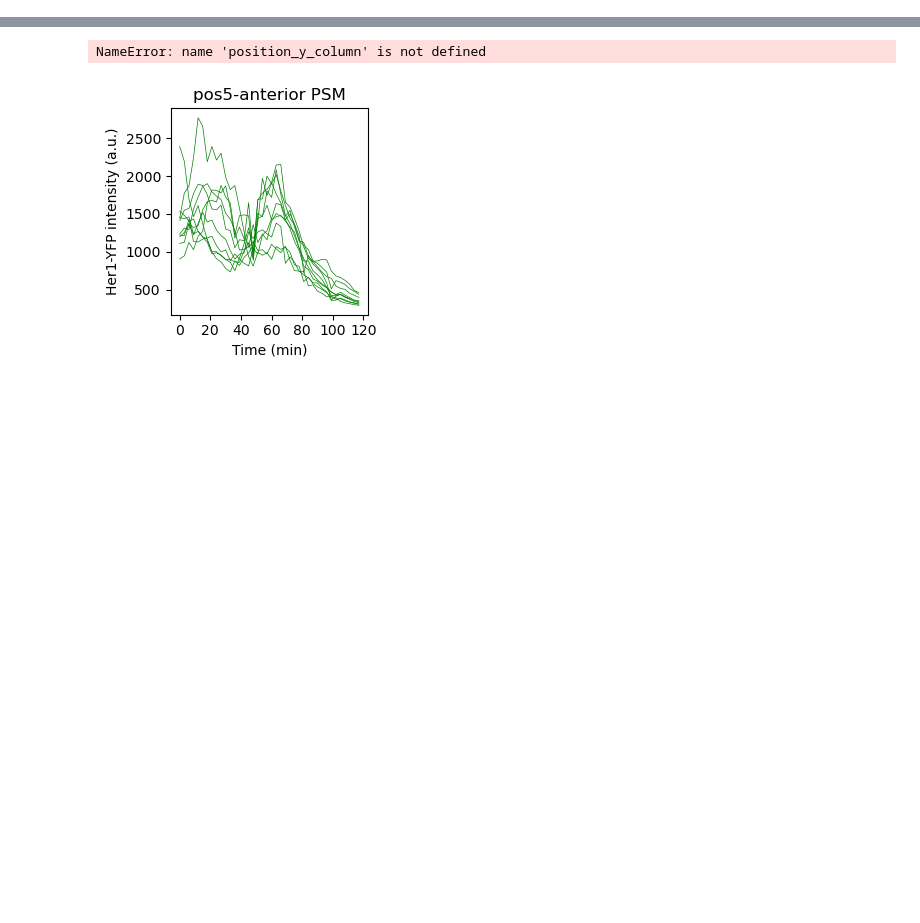
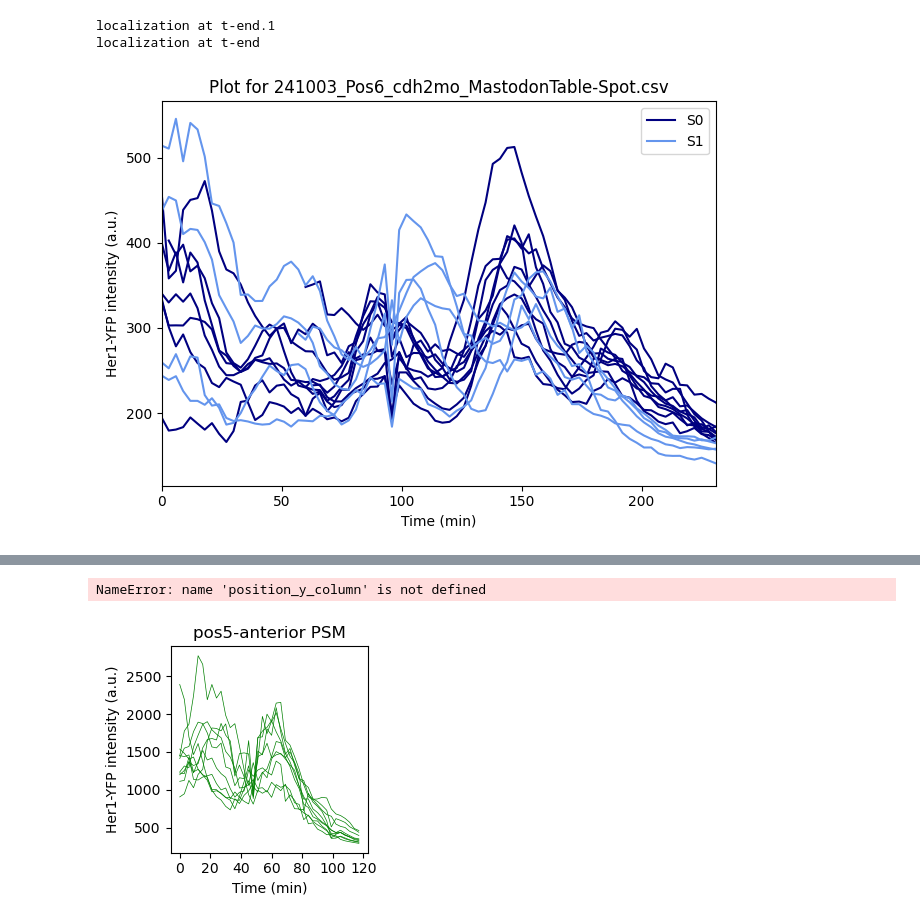
Before and after one commit to feyzanar/git-mycodes, a Jupyter notebook: mastodon_plotting_FN.ipynb, the cells around one changed output, grey strips where cells are left out. Cells and saved outputs as stored; diff of their text form; code cells hidden in the pictures; blank space fills up the shorter version.

```diff
--- a/mastodon_plotting_FN.ipynb
+++ b/mastodon_plotting_FN.ipynb
@@ -89,0 +82,79 @@ plt.savefig ('/Users/fnarslan/Documents/in_vivo/3D_mastodon_celltracking/240823-
+# %%
+# check the tag order!
+S0 = df.columns[-2]
+print(S0)
+S1 = df.columns[-3]
+print (S1)
+# %% [output]
+localization at t-end.1
+localization at t-end
+# %%
+df[S0] = pd.to_numeric(df[S0], errors='coerce')
+df[S1] = pd.to_numeric(df[S1], errors='coerce')
+
+# Convert columns to numeric types
+df[track_column] = pd.to_numeric(df[track_column], errors='coerce')
+df[track_column] = df[track_column].astype(int)  # Convert TRACK_ID to integers for plot legend
+df[time_column] = pd.to_numeric(df[time_column], errors='coerce')
+df[intensity_column] = pd.to_numeric(df[intensity_column], errors='coerce')
+
+# Drop rows with NaN values in these columns
+df.dropna(subset=[track_column, time_column, intensity_column], inplace=True)
+
+time_column_corrected = 'time_column_corrected'  # Name for the corrected time column
+df[time_column_corrected] = df[time_column] * time_interval
+
+# For each track, check if it's S0 or S1 and assign the respective value
+for track_id in df[track_column].unique():
+    track_data = df[df[track_column] == track_id]
+    if track_data[S0].any():  # Check if track has S0 value
+        df.loc[df[track_column] == track_id, S0] = 1
+    elif track_data[S1].any():  # Check if track has S1 value
+        df.loc[df[track_column] == track_id, S1] = 1
+
+# Group by TrackID and Time, and calculate the mean intensity
+mean_intensity_per_track = df.groupby([track_column, time_column])[intensity_column].mean().reset_index()
+
+# Add the corrected time column after grouping
+mean_intensity_per_track[time_column_corrected] = mean_intensity_per_track[time_column] * time_interval
+
+# Plotting
+fig, ax = plt.subplots()
+
+# Initialize legends for S0 and S1
+legend_labels = {'S0': 'navy', 'S1': 'cornflowerblue'}
+
+# Loop through each track and color-code based on S0 or S1
+for track_id in mean_intensity_per_track[track_column].unique():
+    track_data = mean_intensity_per_track[mean_intensity_per_track[track_column] == track_id]
+
+    # Check if the track is in S0 or S1 state
+    if df.loc[df[track_column] == track_id, S0].any():
+        color = 'navy'  # Color for S0 tracks
+    elif df.loc[df[track_column] == track_id, S1].any():
+        color = 'cornflowerblue'  # Color for S1 tracks
+    else:
+        color = 'gray'  # Default color if neither S0 nor S1
+
+    # Plot the track data with the selected color
+    plt.plot(track_data[time_column_corrected], track_data[intensity_column], color=color)
+# Add legends for S0 and S1
+for label, color in legend_labels.items():
+    plt.plot([], [], color=color, label=label)
+
+# Label the axes
+plt.xlabel('Time (min)')
+plt.xlim([0,231])
+plt.ylabel('Her1-YFP intensity (a.u.)')
+
+# Set the title to the CSV file name
+file_name = os.path.basename(csv_file_path)  # Extract the file name from the path
+plt.title(f'Plot for {file_name}')
+
+# Show or save the plot
+plt.tight_layout()
+# plt.savefig('/path/to/save/plot.svg', dpi=300)
+plt.legend(loc='upper right')  # Place legend at the upper-right corner
+plt.show()
+# %% [output]
+[figure, added]
```
Also changed, not shown: parts of 14 cells of this notebook.
